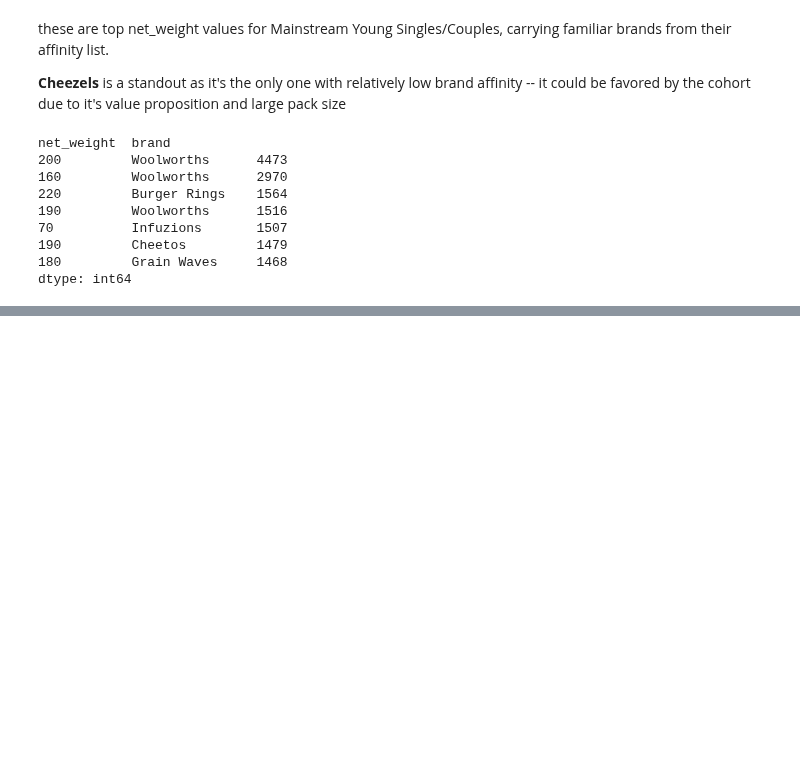
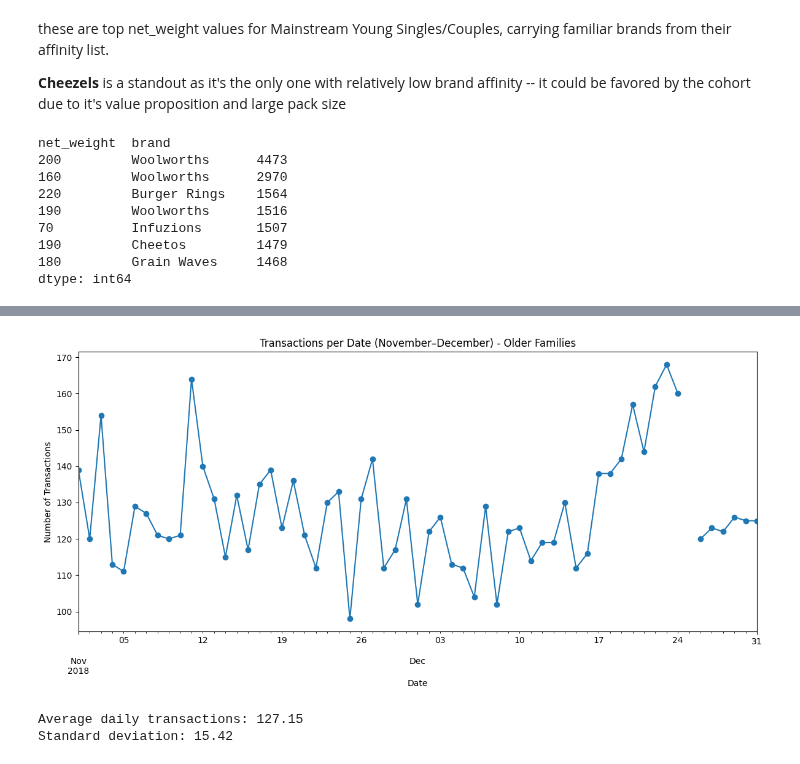
Before and after one commit to J0NA1RON/retail-customer-segmentation, a Jupyter notebook: notebooks/DATA PREPARATION.ipynb, the cells around one changed output, grey strips where cells are left out. Saved outputs shown, nothing was run; the diff lists cells and outputs as text; code cells hidden in the pictures; blank space fills up the shorter version.

```diff
--- a/notebooks/DATA PREPARATION.ipynb
+++ b/notebooks/DATA PREPARATION.ipynb
@@ -1022,0 +1057,41 @@ dtype: int64
+# %%
+# Filter to Older Families
+df_older = df_complete[df_complete["lifestage"] == "OLDER FAMILIES"].copy()
+
+# Ensure date is datetime
+df_older["date"] = pd.to_datetime(df_older["date"])
+
+# Keep only November and December
+df_older = df_older[df_older["date"].dt.month.isin([11, 12])]
+
+# Transactions per date
+transactions_per_date = (
+    df_older.groupby(df_older["date"].dt.normalize()).size()
+)
+
+# Plot
+transactions_per_date.reindex(
+    pd.date_range(
+        transactions_per_date.index.min(),
+        transactions_per_date.index.max(),
+        freq="D"
+    )
+).plot(kind="line", marker="o", figsize=(12, 6))
+
+plt.title("Transactions per Date (November–December) - Older Families")
+plt.xlabel("Date")
+plt.ylabel("Number of Transactions")
+plt.tight_layout()
+plt.show()
+# %% [output]
+[figure, added]
+# %%
+# Summary statistics
+mean_transactions = transactions_per_date.mean()
+std_transactions = transactions_per_date.std()
+
+print(f"Average daily transactions: {mean_transactions:.2f}")
+print(f"Standard deviation: {std_transactions:.2f}")
+# %% [output]
+Average daily transactions: 127.15
+Standard deviation: 15.42
```
Also changed, not shown: parts of 7 cells of this notebook, 2 other files.
